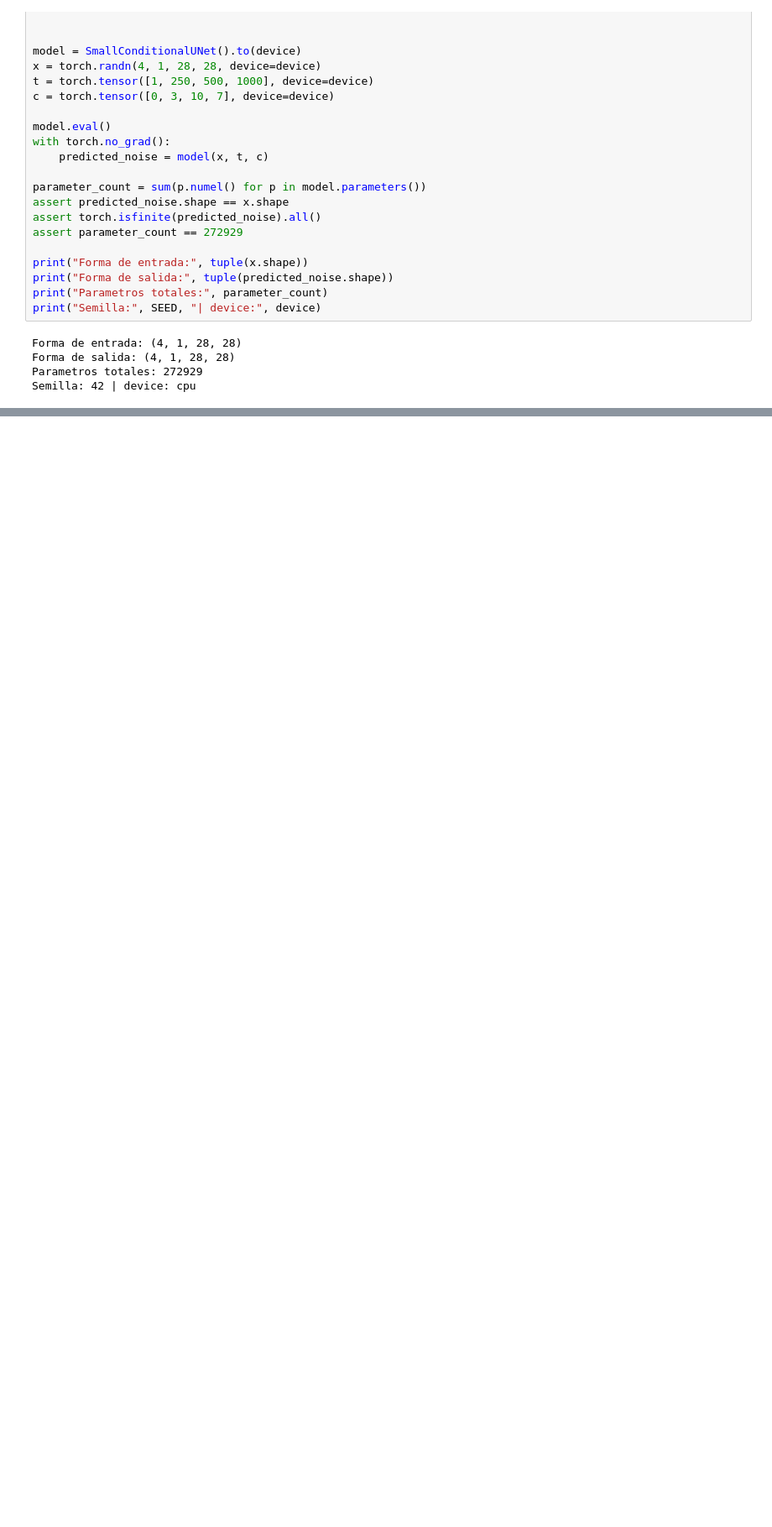
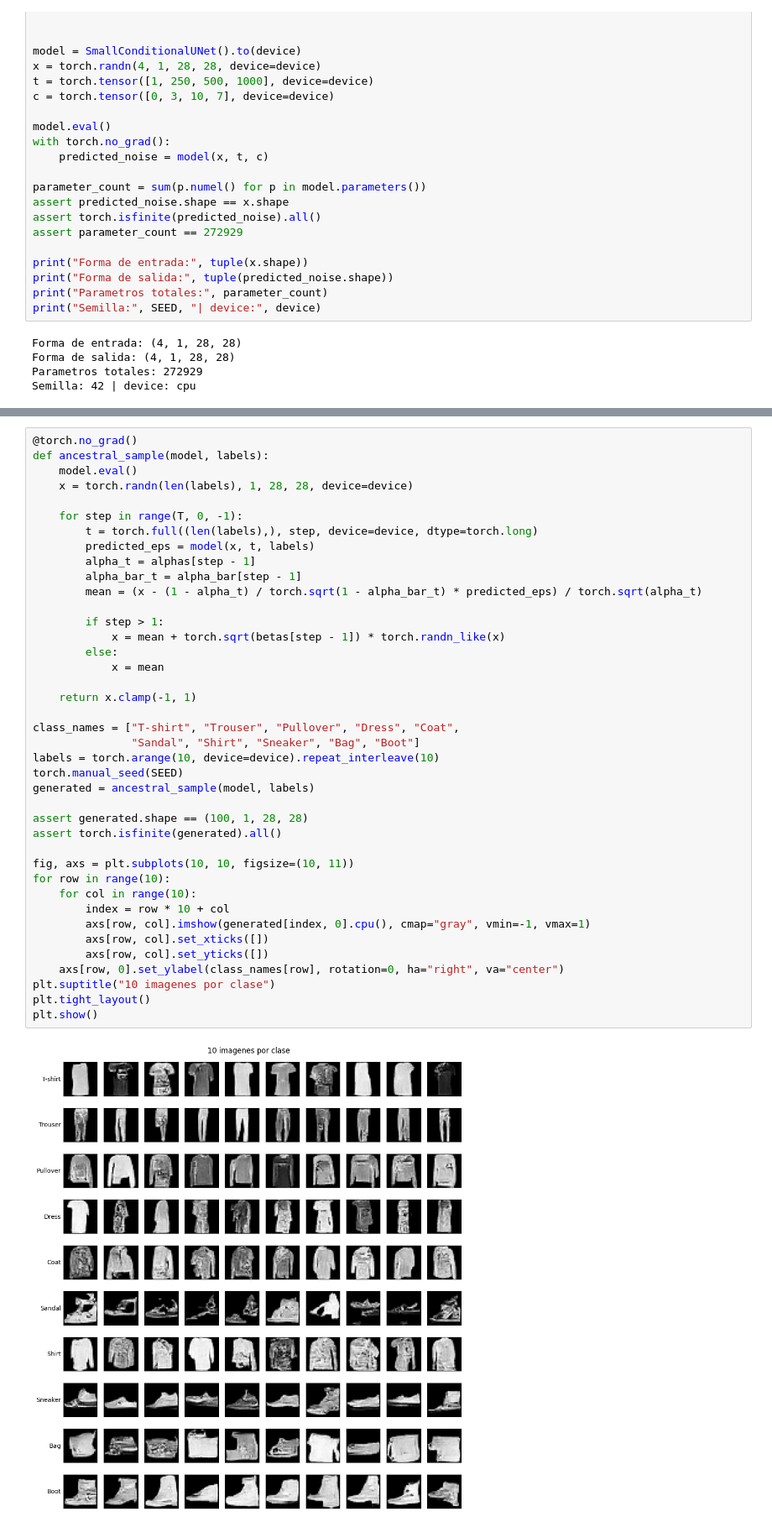
Before and after one commit to JuanDsm04/dl-lab9, a Jupyter notebook: 03-task3-difusion-unet.ipynb, the cells around one changed output, grey strips where cells are left out. Shown at 84% size. Saved outputs shown, nothing was run; the diff lists cells and outputs as text; blank space fills up the shorter version.

```diff
--- a/03-task3-difusion-unet.ipynb
+++ b/03-task3-difusion-unet.ipynb
@@ -118,0 +265,42 @@ Semilla: 42 | device: cpu
+# %%
+@torch.no_grad()
+def ancestral_sample(model, labels):
+    model.eval()
+    x = torch.randn(len(labels), 1, 28, 28, device=device)
+
+    for step in range(T, 0, -1):
+        t = torch.full((len(labels),), step, device=device, dtype=torch.long)
+        predicted_eps = model(x, t, labels)
+        alpha_t = alphas[step - 1]
+        alpha_bar_t = alpha_bar[step - 1]
+        mean = (x - (1 - alpha_t) / torch.sqrt(1 - alpha_bar_t) * predicted_eps) / torch.sqrt(alpha_t)
+
+        if step > 1:
+            x = mean + torch.sqrt(betas[step - 1]) * torch.randn_like(x)
+        else:
+            x = mean
+
+    return x.clamp(-1, 1)
+
+class_names = ["T-shirt", "Trouser", "Pullover", "Dress", "Coat",
+               "Sandal", "Shirt", "Sneaker", "Bag", "Boot"]
+labels = torch.arange(10, device=device).repeat_interleave(10)
+torch.manual_seed(SEED)
+generated = ancestral_sample(model, labels)
+
+assert generated.shape == (100, 1, 28, 28)
+assert torch.isfinite(generated).all()
+
+fig, axs = plt.subplots(10, 10, figsize=(10, 11))
+for row in range(10):
+    for col in range(10):
+        index = row * 10 + col
+        axs[row, col].imshow(generated[index, 0].cpu(), cmap="gray", vmin=-1, vmax=1)
+        axs[row, col].set_xticks([])
+        axs[row, col].set_yticks([])
+    axs[row, 0].set_ylabel(class_names[row], rotation=0, ha="right", va="center")
+plt.suptitle("10 imagenes por clase")
+plt.tight_layout()
+plt.show()
+# %% [output]
+[figure, added]
```
Also changed, not shown: parts of 7 cells of this notebook.
